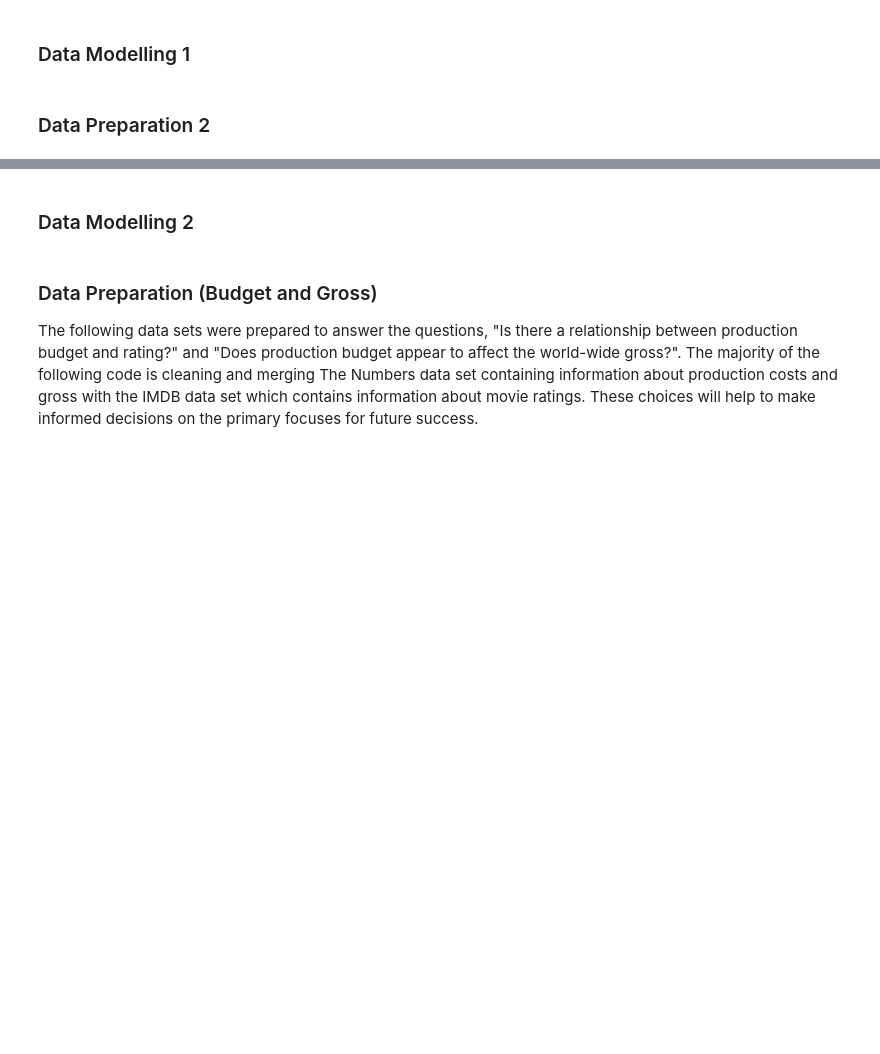
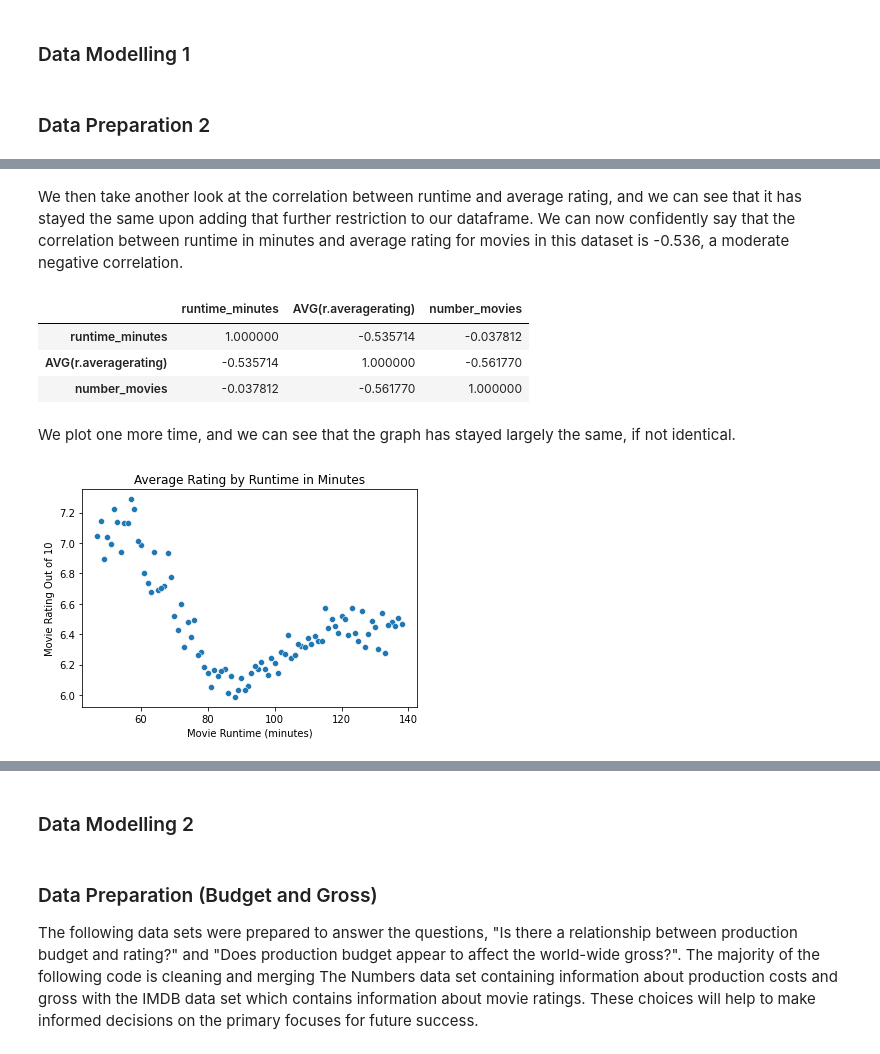
Before and after one commit to bmsienk/dsc-biz-phase1proj, a Jupyter notebook: BIZ_Phase1_Project_Notebook.ipynb, the cells around one changed output, grey strips where cells are left out. Drawn from its saved outputs; the diff is of its cells as text; code cells hidden in the pictures; blank space fills up the shorter version.

```diff
--- a/BIZ_Phase1_Project_Notebook.ipynb
+++ b/BIZ_Phase1_Project_Notebook.ipynb
@@ -329,0 +454,11 @@ Analysis of average rating by genre shows Horror movies have the worst rating of
+# %%
+imdbdf_groupby_runtime_with_counts = pd.read_sql("""
+SELECT b.runtime_minutes, AVG(r.averagerating), COUNT(b.runtime_minutes) number_movies
+FROM movie_basics b
+JOIN movie_ratings r
+ON b.movie_id = r.movie_id
+WHERE b.runtime_minutes BETWEEN 46.5 AND 138.5
+GROUP BY b.runtime_minutes
+HAVING COUNT(b.runtime_minutes) > 100
+ORDER BY COUNT(b.runtime_minutes) DESC
+""", conn)
@@ -329,0 +482,19 @@ Analysis of average rating by genre shows Horror movies have the worst rating of
+# %% [markdown]
+We then take another look at the correlation between runtime and average rating, and we can see that it has stayed the same upon adding that further restriction to our dataframe. We can now confidently say that the correlation between runtime in minutes and average rating for movies in this dataset is -0.536, a moderate negative correlation.
+# %%
+imdbdf_groupby_runtime_with_counts.corr()
+# %% [output]
+|  | runtime_minutes | AVG(r.averagerating) | number_movies |
+| runtime_minutes | 1.000000 | -0.535714 | -0.037812 |
+| AVG(r.averagerating) | -0.535714 | 1.000000 | -0.561770 |
+| number_movies | -0.037812 | -0.561770 | 1.000000 |
+# %% [markdown]
+We plot one more time, and we can see that the graph has stayed largely the same, if not identical.
+# %%
+ax = sns.scatterplot(x='runtime_minutes',
+                y='AVG(r.averagerating)',
+                data=imdbdf_groupby_runtime_with_counts).set(title='Average Rating by Runtime in Minutes',
+                                                         xlabel = 'Movie Runtime (minutes)',
+                                                         ylabel = 'Movie Rating Out of 10')
+# %% [output]
+[figure, added]
```
Also changed, not shown: parts of 26 cells of this notebook, 1 other file.
